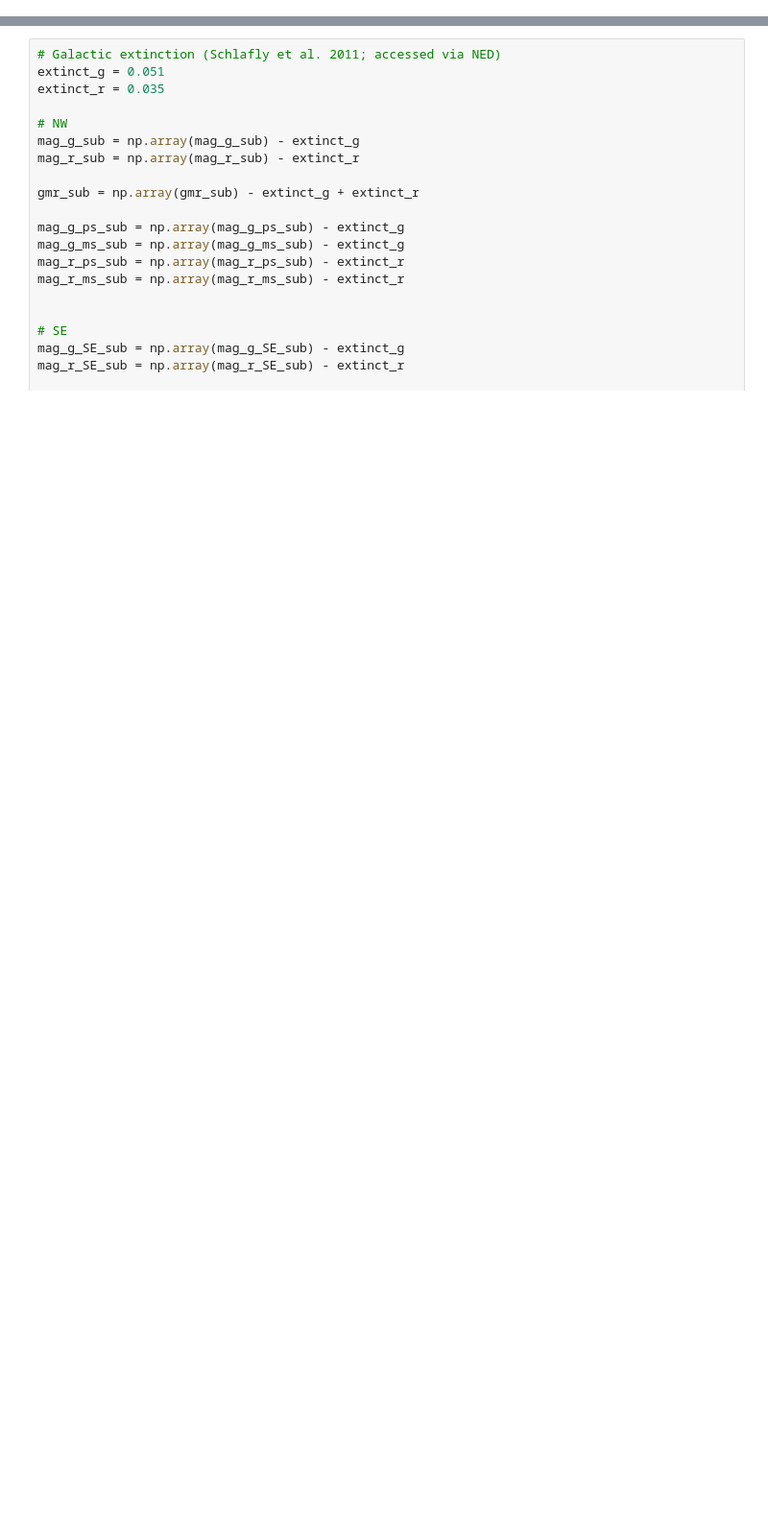
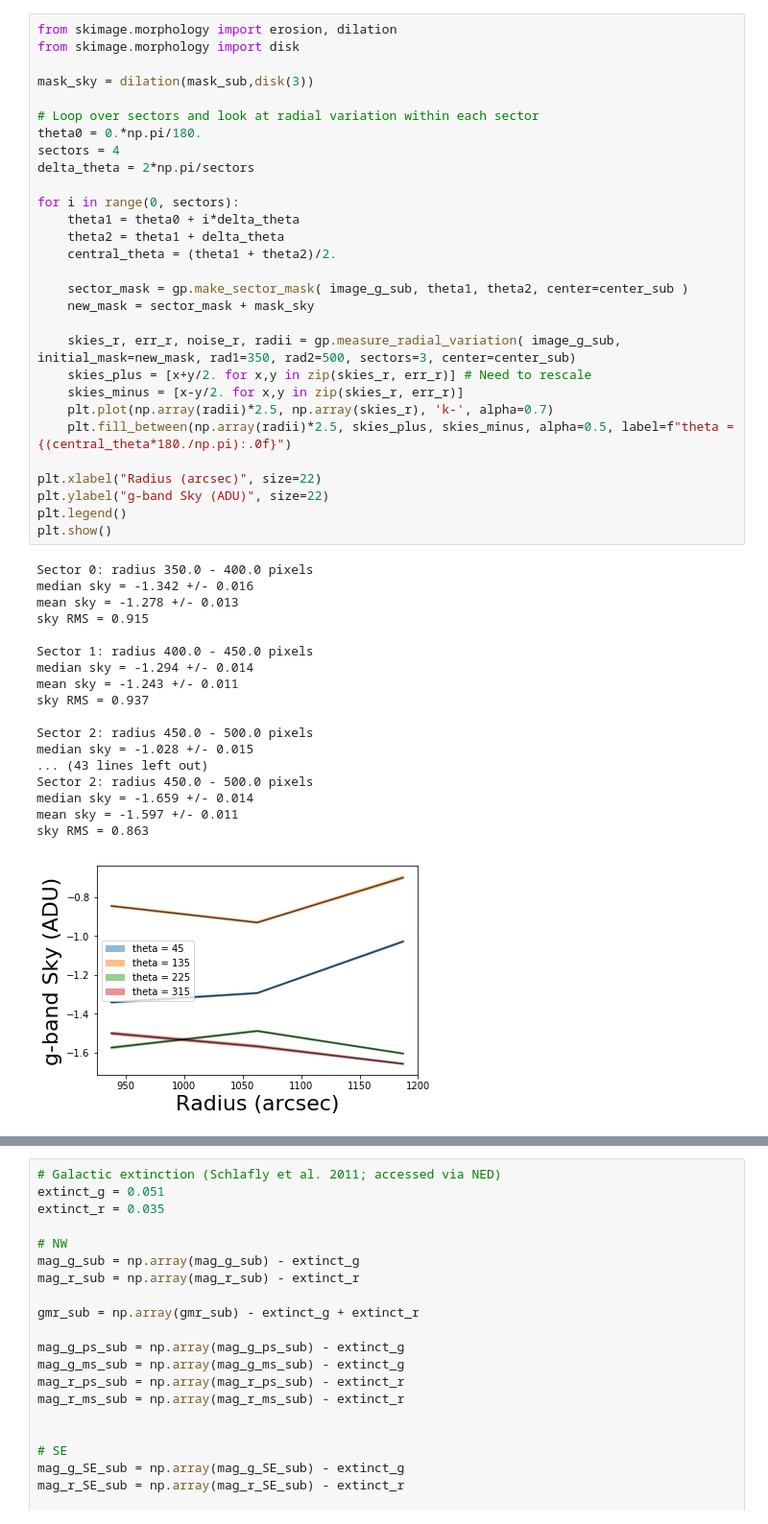
Before and after one commit to cgilhuly/papers, a Jupyter notebook: 2019/NGC4565_disc/NGC4565_slice_profiles.ipynb, the cells around one changed output, grey strips where cells are left out. Shown at 96% size. Drawn from its saved outputs; the diff is of its cells as text; blank space fills up the shorter version.

```diff
--- a/2019/NGC4565_disc/NGC4565_slice_profiles.ipynb
+++ b/2019/NGC4565_disc/NGC4565_slice_profiles.ipynb
@@ -50,0 +59,48 @@ Will consider change in sky (within given quadrant) inside/outside designated sk
+# %%
+from skimage.morphology import erosion, dilation
+from skimage.morphology import disk
+
+mask_sky = dilation(mask_sub,disk(3))
+
+# Loop over sectors and look at radial variation within each sector
+theta0 = 0.*np.pi/180.
+sectors = 4
+delta_theta = 2*np.pi/sectors
+
+for i in range(0, sectors):
+    theta1 = theta0 + i*delta_theta
+    theta2 = theta1 + delta_theta
+    central_theta = (theta1 + theta2)/2.
+
+    sector_mask = gp.make_sector_mask( image_g_sub, theta1, theta2, center=center_sub )
+    new_mask = sector_mask + mask_sky
+
+    skies_r, err_r, noise_r, radii = gp.measure_radial_variation( image_g_sub, initial_mask=new_mask, rad1=350, rad2=500, sectors=3, center=center_sub)
+    skies_plus = [x+y/2. for x,y in zip(skies_r, err_r)] # Need to rescale
+    skies_minus = [x-y/2. for x,y in zip(skies_r, err_r)]
+    plt.plot(np.array(radii)*2.5, np.array(skies_r), 'k-', alpha=0.7)
+    plt.fill_between(np.array(radii)*2.5, skies_plus, skies_minus, alpha=0.5, label=f"theta = {(central_theta*180./np.pi):.0f}")
+
+plt.xlabel("Radius (arcsec)", size=22)
+plt.ylabel("g-band Sky (ADU)", size=22)
+plt.legend()
+plt.show()
+# %% [output]
+Sector 0: radius 350.0 - 400.0 pixels
+median sky = -1.342 +/- 0.016
+mean sky = -1.278 +/- 0.013
+sky RMS = 0.915
+
+Sector 1: radius 400.0 - 450.0 pixels
+median sky = -1.294 +/- 0.014
+mean sky = -1.243 +/- 0.011
+sky RMS = 0.937
+
+Sector 2: radius 450.0 - 500.0 pixels
+median sky = -1.028 +/- 0.015
+... (43 lines left out)
+Sector 2: radius 450.0 - 500.0 pixels
+median sky = -1.659 +/- 0.014
+mean sky = -1.597 +/- 0.011
+sky RMS = 0.863
+[figure, added]
```
Also changed, not shown: parts of 27 cells of this notebook, 1 other file.
